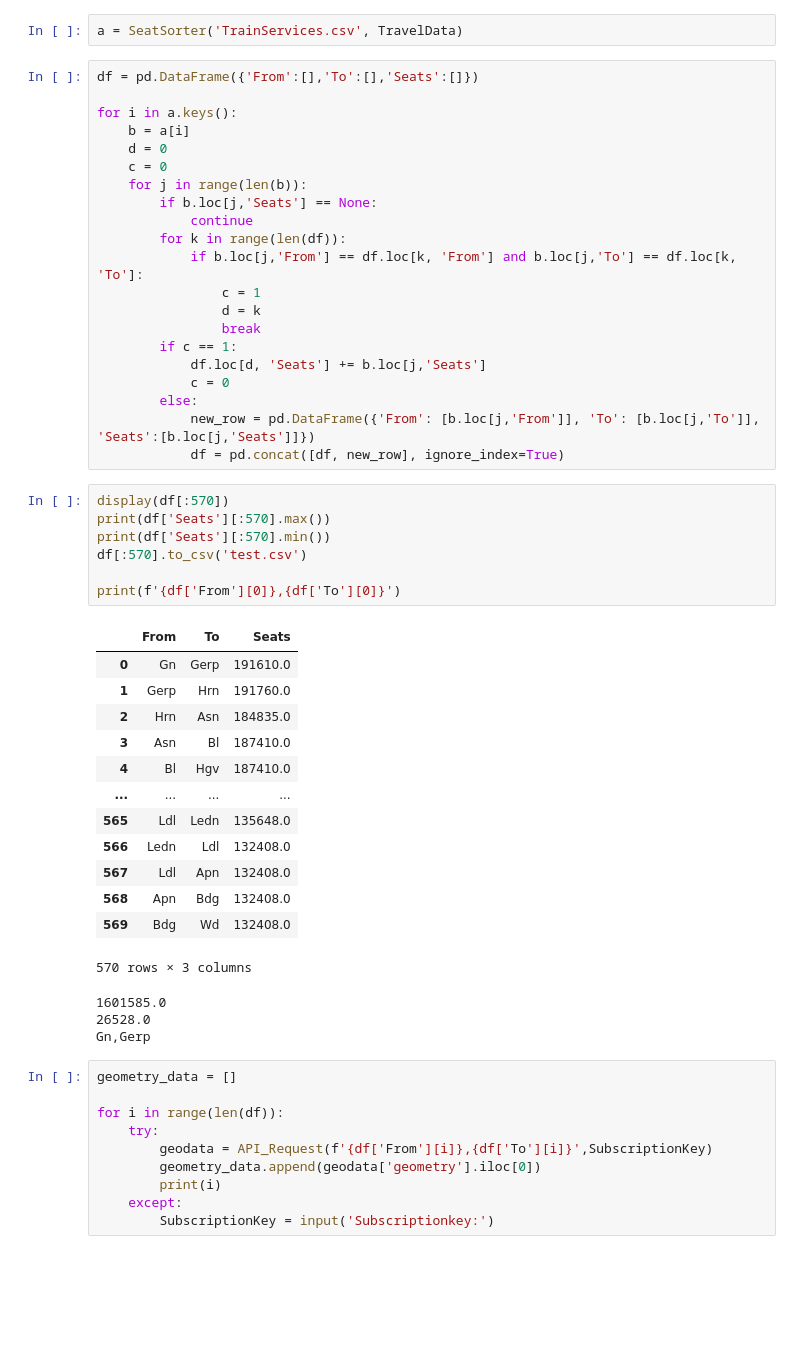
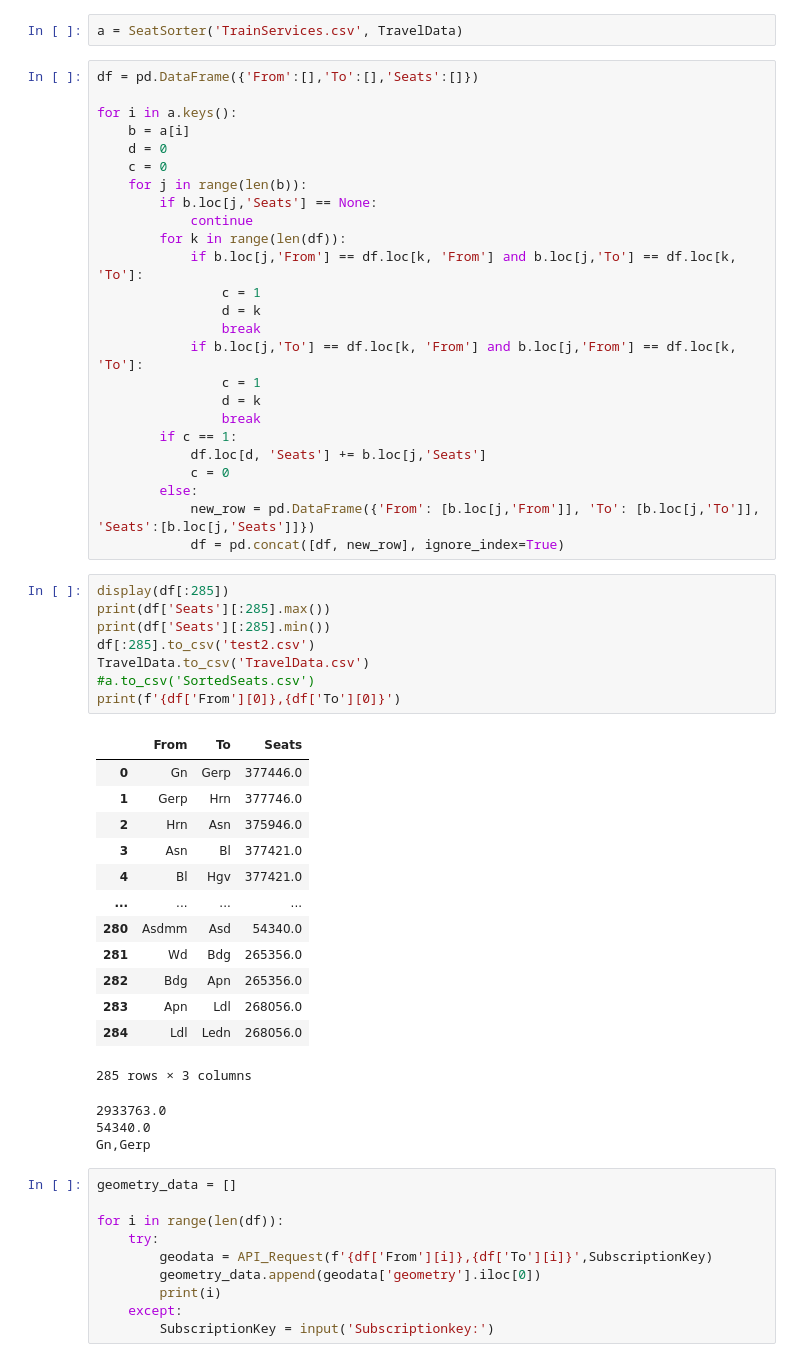
Before and after one commit to mathijsmarkus/python_group_assignment, a Jupyter notebook: Hoofd Notebook.ipynb, the cells around one changed output. Drawn from its saved outputs; the diff is of its cells as text; blank space fills up the shorter version.

```diff
--- a/Hoofd Notebook.ipynb
+++ b/Hoofd Notebook.ipynb
@@ -164,6 +164,10 @@ for i in a.keys():
                 c = 1
                 d = k
                 break
+            if b.loc[j,'To'] == df.loc[k, 'From'] and b.loc[j,'From'] == df.loc[k, 'To']:
+                c = 1
+                d = k
+                break
         if c == 1:
             df.loc[d, 'Seats'] += b.loc[j,'Seats']
             c = 0
@@ -171,28 +175,29 @@ for i in a.keys():
             new_row = pd.DataFrame({'From': [b.loc[j,'From']], 'To': [b.loc[j,'To']], 'Seats':[b.loc[j,'Seats']]})
             df = pd.concat([df, new_row], ignore_index=True)
 # %%
-display(df[:570])
-print(df['Seats'][:570].max())
-print(df['Seats'][:570].min())
-df[:570].to_csv('test.csv')
-
+display(df[:285])
+print(df['Seats'][:285].max())
+print(df['Seats'][:285].min())
+df[:285].to_csv('test2.csv')
+TravelData.to_csv('TravelData.csv')
+#a.to_csv('SortedSeats.csv')
 print(f'{df['From'][0]},{df['To'][0]}')
 # %% [output]
 |  | From | To | Seats |
-| 0 | Gn | Gerp | 191610.0 |
-| 1 | Gerp | Hrn | 191760.0 |
-| 2 | Hrn | Asn | 184835.0 |
-| 3 | Asn | Bl | 187410.0 |
-| 4 | Bl | Hgv | 187410.0 |
+| 0 | Gn | Gerp | 377446.0 |
+| 1 | Gerp | Hrn | 377746.0 |
+| 2 | Hrn | Asn | 375946.0 |
+| 3 | Asn | Bl | 377421.0 |
+| 4 | Bl | Hgv | 377421.0 |
 | ... | ... | ... | ... |
-| 565 | Ldl | Ledn | 135648.0 |
-| 566 | Ledn | Ldl | 132408.0 |
-| 567 | Ldl | Apn | 132408.0 |
-| 568 | Apn | Bdg | 132408.0 |
-| 569 | Bdg | Wd | 132408.0 |
+| 280 | Asdmm | Asd | 54340.0 |
+| 281 | Wd | Bdg | 265356.0 |
+| 282 | Bdg | Apn | 265356.0 |
+| 283 | Apn | Ldl | 268056.0 |
+| 284 | Ldl | Ledn | 268056.0 |
-570 rows × 3 columns
+285 rows × 3 columns
-1601585.0
-26528.0
+2933763.0
+54340.0
 Gn,Gerp
 # %%
 geometry_data = []
```
Also changed, not shown: 6 other files.
